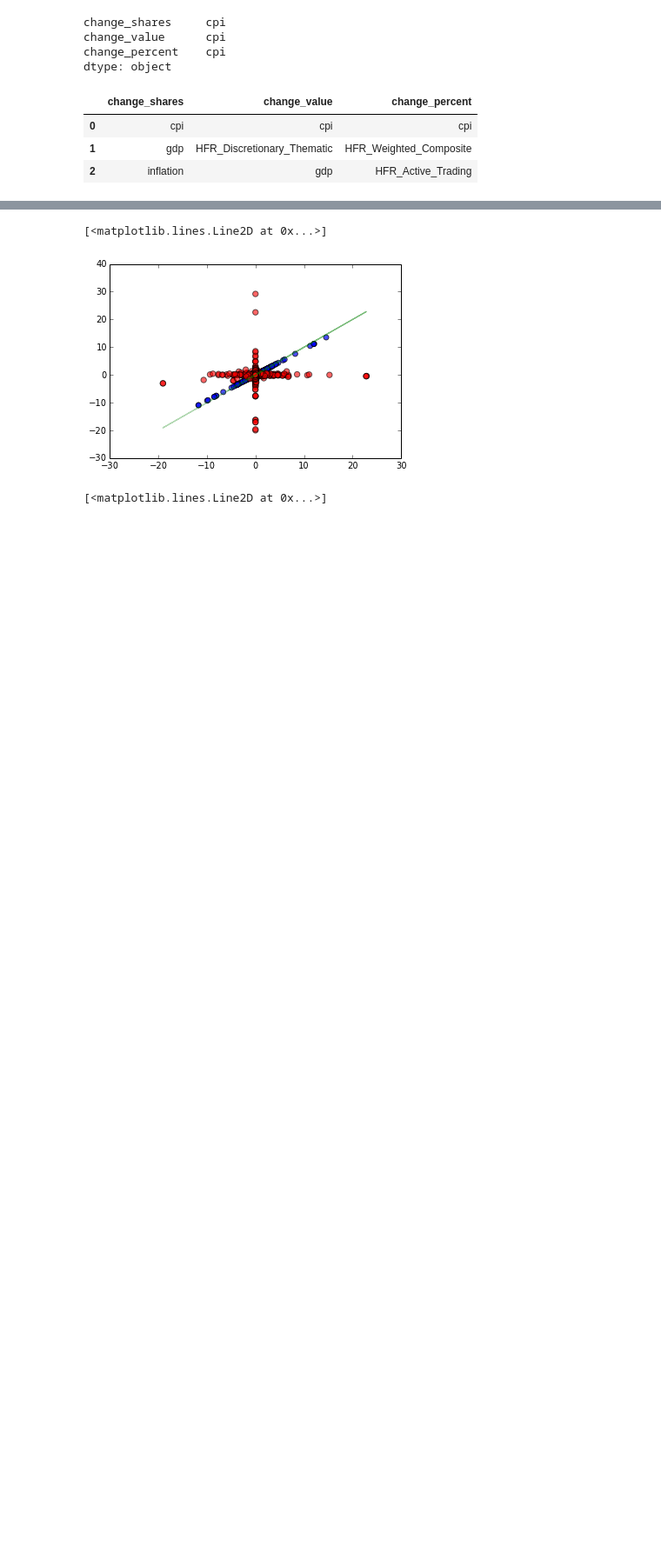
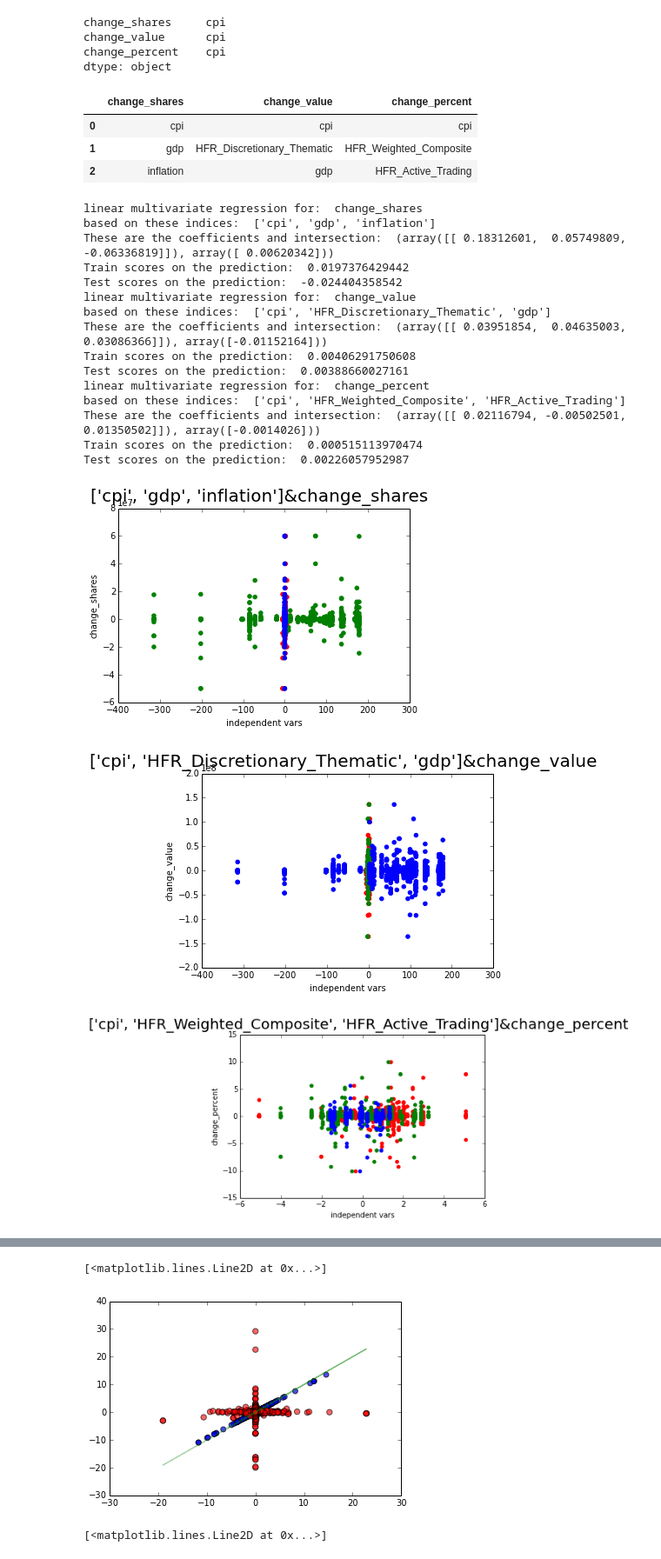
Before and after one commit to bfaviero/109proj, a Jupyter notebook: Introduction and Data Wrangling.ipynb, the cells around one changed output, grey strips where cells are left out. Shown at 87% size. Cells and saved outputs as stored; diff of their text form; code cells hidden in the pictures; blank space fills up the shorter version.

Commit message:
Added linear regression.

```diff
--- a/Introduction and Data Wrangling.ipynb
+++ b/Introduction and Data Wrangling.ipynb
@@ -358,12 +358,68 @@ def sort_rank(df):
     val = df.order(ascending=False)
     return pd.Series(val.head(3).index)
 
-result = corr_mat.apply(lambda col: sort_rank(col), axis = 0)
-result.head()
+important_indices = corr_mat.apply(lambda col: sort_rank(col), axis = 0)
+important_indices.head()
 ## can infer that this fund is not only closely related to the overall market but also the hfr indices
 # %% [output]
 |  | change_shares | change_value | change_percent |
 | 0 | cpi | cpi | cpi |
 | 1 | gdp | HFR_Discretionary_Thematic | HFR_Weighted_Composite |
 | 2 | inflation | gdp | HFR_Active_Trading |
+# %%
+#first test things out with ticker prices -- is the strategy closely tied with market prices?
+## indep_list of indices/prices that can affect our model
+def linear_regression_wrapper(df, indep_list, dep):
+    X_HD=df[indep_list + [dep]]
+    X_HD = X_HD.fillna(0)
+    X_HDn = X_HD.apply(lambda x: (x - x.mean())/x.std(), axis=0)
+    dep_std=X_HDn[dep].values.reshape(-1,1)
+    indep_std = [X_HDn[ind].values.reshape(-1,1) for ind in indep_list]
+    indep_std_transpose = np.array(indep_std).transpose()
+    X_train, X_test, y_train, y_test = train_test_split(indep_std_transpose[0], dep_std)
+    clf1 = LinearRegression()
+    clf1.fit(X_train, y_train)
+    predicted_train = clf1.predict(X_train)
+    predicted_test = clf1.predict(X_test)
+    trains=X_train.reshape(1,-1).flatten()
+    tests=X_test.reshape(1,-1).flatten()
+    print "These are the coefficients and intersection: ", (clf1.coef_, clf1.intercept_)
+    print "Train scores on the prediction: ", clf1.score(X_train, y_train)
+    print "Test scores on the prediction: ", clf1.score(X_test, y_test)
+    return (clf1.coef_, clf1.intercept_)
+# %%
+## now start looking at important independent indices
+colors = ['r','g','b']
+for delt in important_indices.columns:
+    indep_list =  list(important_indices[delt])
+    print "linear multivariate regression for: ", delt
+    print "based on these indices: ", indep_list
+    linear_regression_wrapper(smaller_frame, indep_list, delt)
+    fig = plt.figure()
+    color_ind = 0
+    fig.suptitle(str(indep_list)+ "&" + delt, fontsize=20)
+    for row in important_indices[delt].iteritems():
+        plt.scatter(delta_df[row[1]],delta_df[delt], color=colors[color_ind])
+        color_ind = color_ind +1
+        plt.xlabel("independent vars")
+        plt.ylabel(delt)
+# %% [output]
+linear multivariate regression for:  change_shares
+based on these indices:  ['cpi', 'gdp', 'inflation']
+These are the coefficients and intersection:  (array([[ 0.18312601,  0.05749809, -0.06336819]]), array([ 0.00620342]))
+Train scores on the prediction:  0.0197376429442
+Test scores on the prediction:  -0.024404358542
+linear multivariate regression for:  change_value
+based on these indices:  ['cpi', 'HFR_Discretionary_Thematic', 'gdp']
+These are the coefficients and intersection:  (array([[ 0.03951854,  0.04635003,  0.03086366]]), array([-0.01152164]))
+Train scores on the prediction:  0.00406291750608
+Test scores on the prediction:  0.00388660027161
+linear multivariate regression for:  change_percent
+based on these indices:  ['cpi', 'HFR_Weighted_Composite', 'HFR_Active_Trading']
+These are the coefficients and intersection:  (array([[ 0.02116794, -0.00502501,  0.01350502]]), array([-0.0014026]))
+Train scores on the prediction:  0.000515113970474
+Test scores on the prediction:  0.00226057952987
+[figure, added]
+[figure, added]
+[figure, added]
 # %%
```
Also changed, not shown: parts of 6 cells of this notebook.
